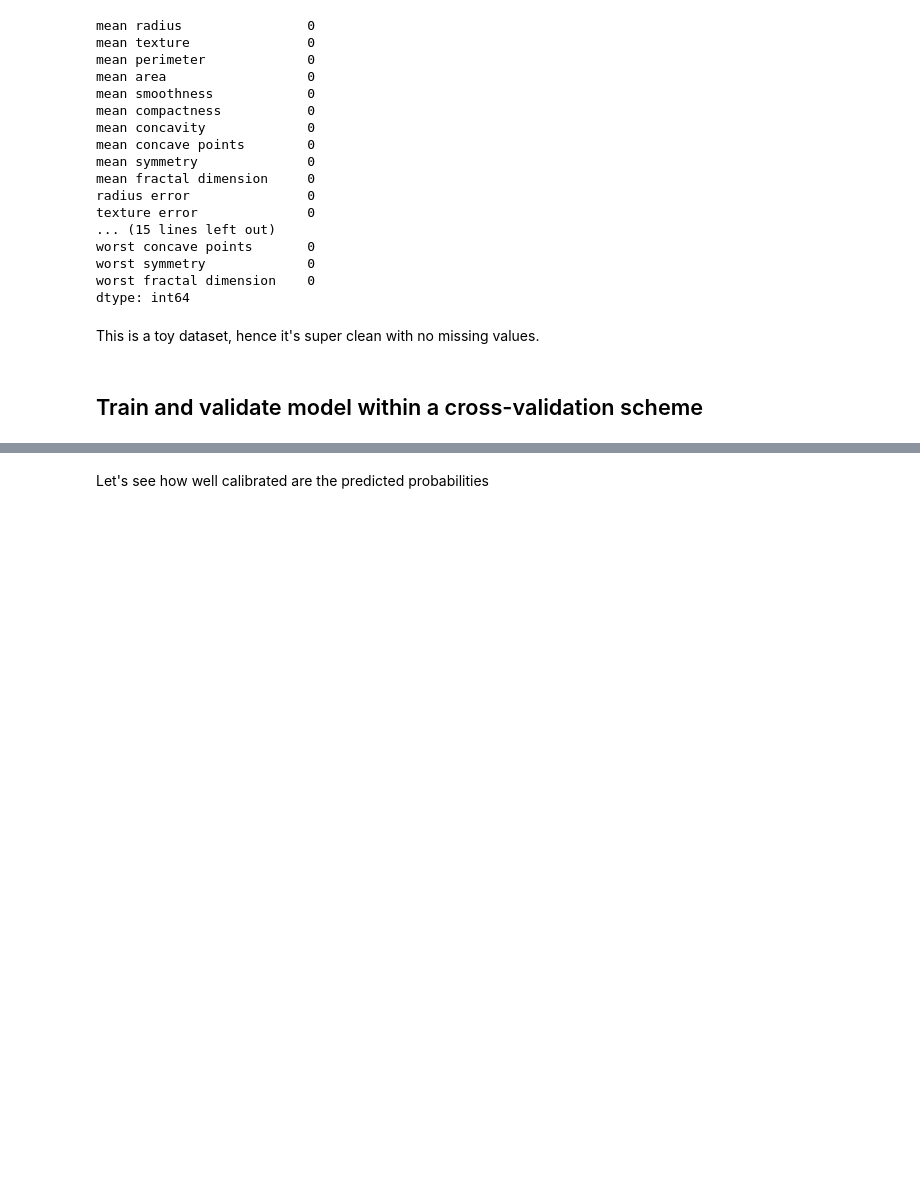
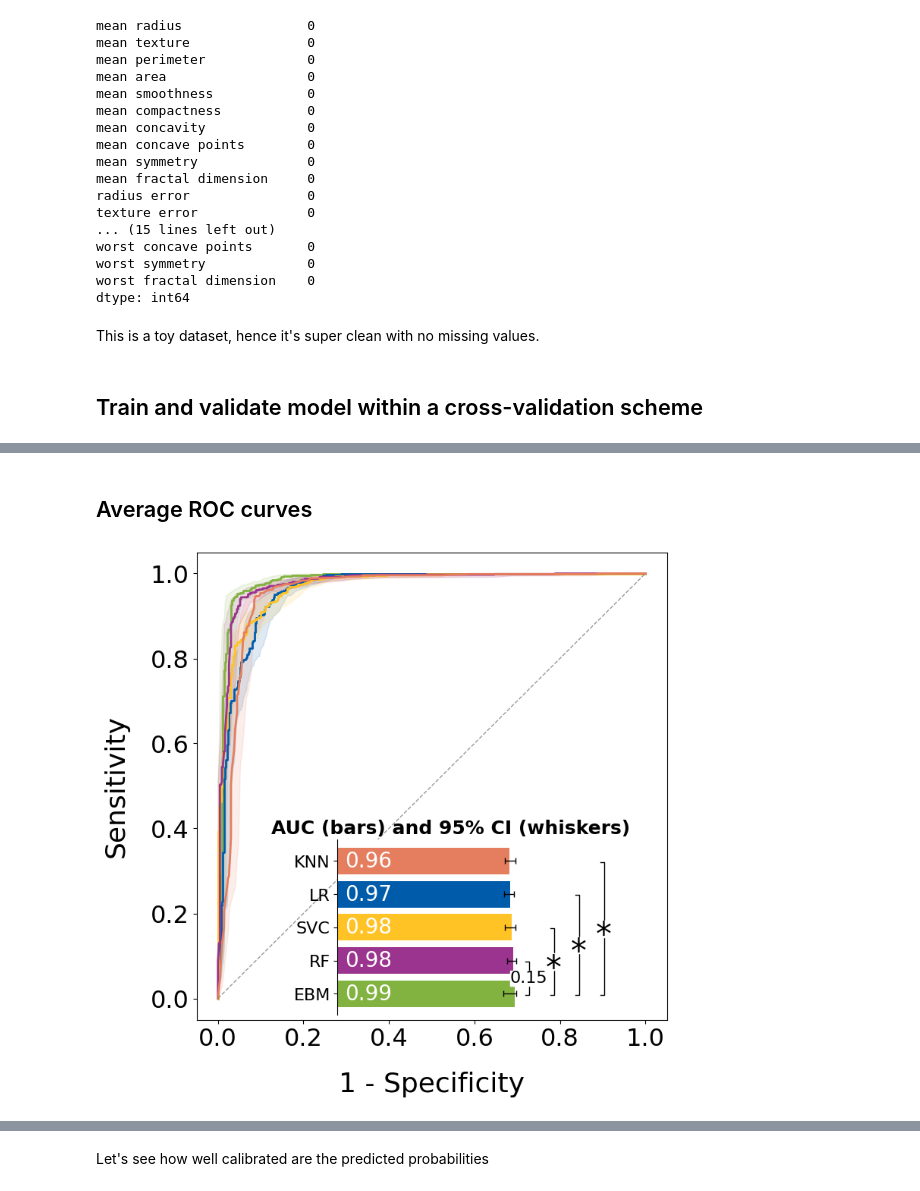
Before and after one commit to francescopisu/modelsight, a Jupyter notebook: docs/example.ipynb, the cells around one changed output, grey strips where cells are left out. Cells and saved outputs as stored; diff of their text form; code cells hidden in the pictures; blank space fills up the shorter version.

```diff
--- a/docs/example.ipynb
+++ b/docs/example.ipynb
@@ -117,0 +413,53 @@ Mean ± SD validation area under the curve: 0.99 ± 0.01
+# %% [markdown]
+## Average ROC curves
+# %%
+import matplotlib.pyplot as plt
+from modelsight.curves import average_roc_curves, roc_comparisons, add_annotations
+
+
+model_names = list(cv_results.keys())
+alpha = 0.05
+alph_str = str(alpha).split(".")[1]
+alpha_formatted = f".{alph_str}"
+roc_symbol = "*"
+palette = [Colors.green2, Colors.blue, Colors.yellow, Colors.violet, Colors.darksalmon]
+n_boot = 100
+
+f, ax = plt.subplots(1, 1, figsize=(8, 8))
+
+kwargs = dict()
+
+f, ax, barplot, bars, all_data = average_roc_curves(cv_results,
+                                                    colors=palette,
+                                                    model_keys=model_names,
+                                                    show_ci=True,
+                                                    n_boot=n_boot,
+                                                    bars_pos=[
+                                                        0.3, 0.01, 0.6, 0.075*len(model_names)],
+                                                    random_state=cv_config.get("SEED"),
+                                                    ax=ax,
+                                                    **kwargs)
+
+roc_comparisons_results = roc_comparisons(cv_results, "EBM")
+
+kwargs = dict(space_between_whiskers = 0.07)
+order = [
+    ("EBM", "RF"),
+    ("EBM", "SVC"),
+    ("EBM", "LR"),
+    ("EBM", "KNN")
+]
+ax_annot = add_annotations(roc_comparisons_results,
+                  alpha = 0.05,
+                  bars=bars,
+                  direction = "vertical",
+                  order = order,
+                  symbol = roc_symbol,
+                  symbol_fontsize = 30,
+                  voffset = -0.05,
+                  ext_voffset=0,
+                  ext_hoffset=0,
+                  ax=barplot,
+                  **kwargs)
+# %% [output]
+[figure, added]
```
Also changed, not shown: parts of 17 cells of this notebook.
